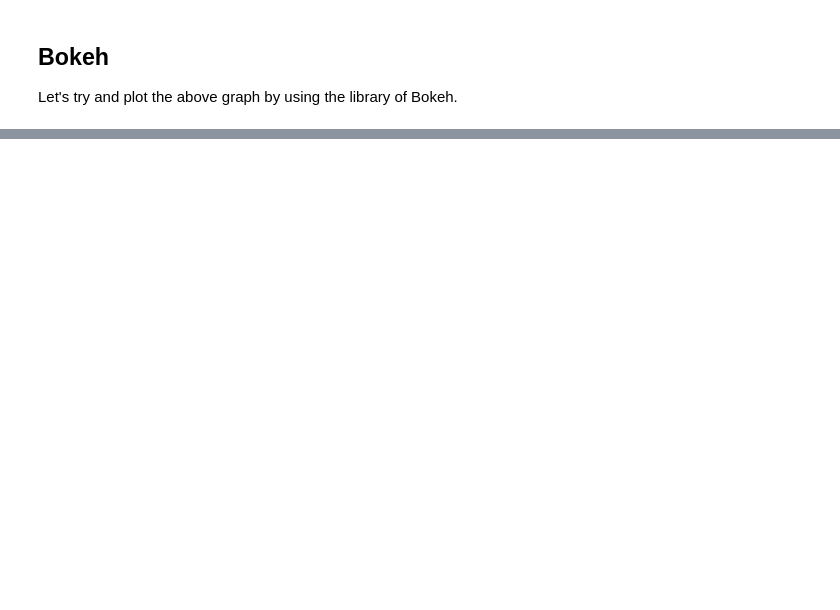
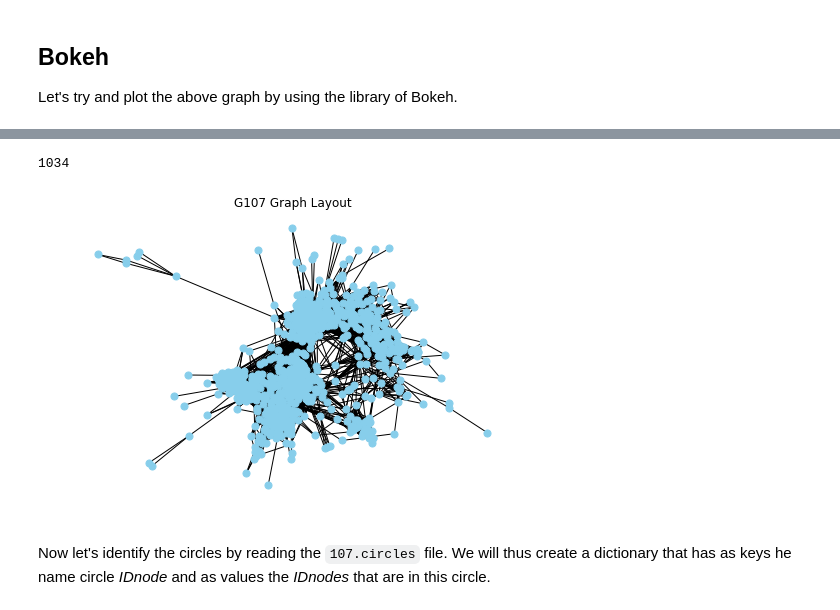
Before and after one commit to GonxheIdrizi/ProjectGraphVizualisation, a Jupyter notebook: Facebook.ipynb, the cells around one changed output, grey strips where cells are left out. Drawn from its saved outputs; the diff is of its cells as text; code cells hidden in the pictures; blank space fills up the shorter version.

Commit message:
Add cycles in Facebook ntebook

```diff
--- a/Facebook.ipynb
+++ b/Facebook.ipynb
@@ -195,0 +199,14 @@ TypeError: 'slice' object is not iterable
+# %%
+edges107 = open('Data/facebook/107.edges', 'r')
+
+G107 = nx.Graph()
+create_graph_edges_with_range_indices(G107, edges107)
+G107_pos = nx.fruchterman_reingold_layout(G107)
+nx.draw(G107, with_labels=False, node_size=50, node_color="skyblue", pos = G107_pos)
+plt.title("G107 Graph Layout")
+print(len(G107.nodes))
+# %% [output]
+1034
+[figure, added]
+# %% [markdown]
+Now let's identify the circles by reading the `107.circles` file. We will thus create a dictionary that has as keys he name circle _IDnode_ and as values the _IDnodes_ that are in this circle.
```
Also changed, not shown: parts of 14 cells of this notebook.
